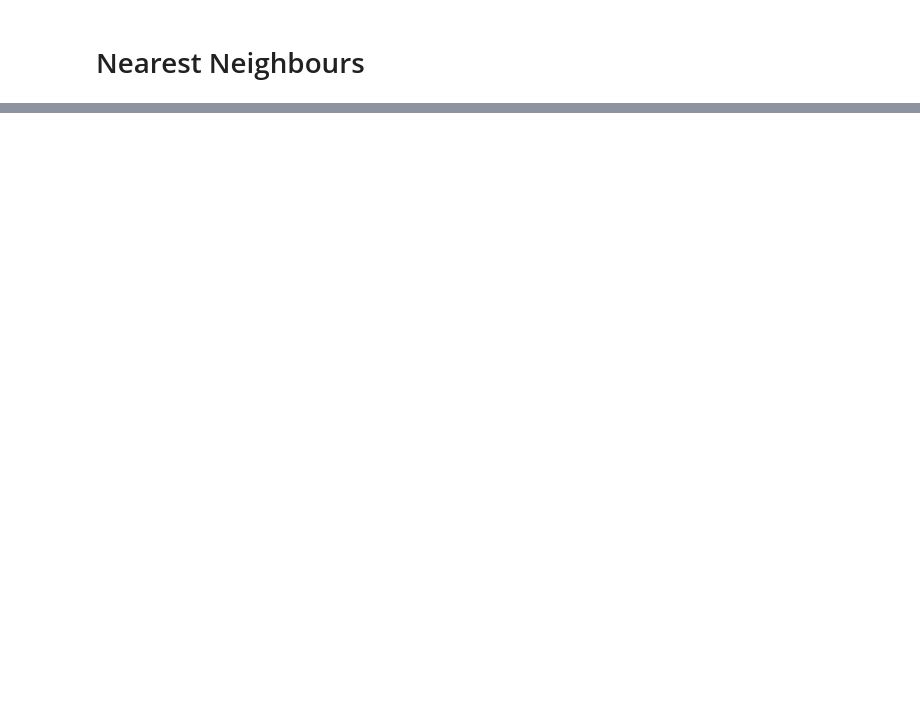
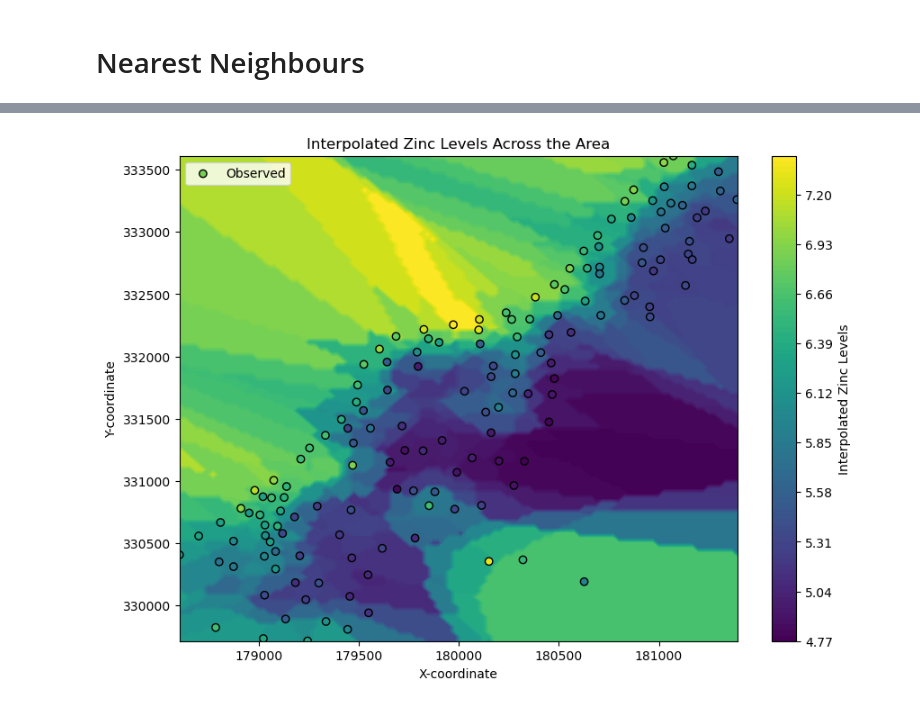
Before and after one commit to cheenngg/FYP-Spatial-Analytics, a Jupyter notebook: NN.ipynb, the cells around one changed output, grey strips where cells are left out. Cells and saved outputs as stored; diff of their text form; code cells hidden in the pictures; blank space fills up the shorter version.

```diff
--- a/NN.ipynb
+++ b/NN.ipynb
@@ -51,0 +44,51 @@ Interpolated value at [182080. 333718.]: 257
+# %%
+import numpy as np
+import pandas as pd
+import matplotlib.pyplot as plt
+from sklearn.neighbors import NearestNeighbors
+
+# Columns for observed and unobserved locations, and observed values
+observed_location_columns = ['x', 'y']
+observed_values_column = 'zinc'
+
+# Convert columns to numpy arrays
+observed_locations = meuse_df[observed_location_columns].values
+observed_values = meuse_df[observed_values_column].values
+
+# Number of nearest neighbors to consider
+n_neighbors = 3
+
+# Fit the nearest neighbors model
+nn_model = NearestNeighbors(n_neighbors=n_neighbors)
+nn_model.fit(observed_locations)
+
+# Create a dense grid of points over the entire area
+x_min, x_max = observed_locations[:, 0].min() - 1, observed_locations[:, 0].max() + 1
+y_min, y_max = observed_locations[:, 1].min() - 1, observed_locations[:, 1].max() + 1
+x_range = np.linspace(x_min, x_max, 100)
+y_range = np.linspace(y_min, y_max, 100)
+x_grid, y_grid = np.meshgrid(x_range, y_range)
+grid_points = np.c_[x_grid.ravel(), y_grid.ravel()]
+
+# Find nearest neighbors for the grid points
+distances, indices = nn_model.kneighbors(grid_points)
+
+# Interpolate values based on the nearest neighbors
+# Here, we simply take the mean of the neighbors' values as the interpolated value
+interpolated_values = np.mean(observed_values[indices], axis=1)
+
+# Reshape for visualization
+z_grid = interpolated_values.reshape(x_grid.shape)
+
+# Plotting for visualization
+plt.figure(figsize=(10, 7))
+plt.contourf(x_grid, y_grid, z_grid, cmap='viridis', levels=100)
+plt.colorbar(label='Interpolated Zinc Levels')
+plt.scatter(meuse_df['x'], meuse_df['y'], c=meuse_df['zinc'], cmap='viridis', edgecolor='k', label='Observed')
+plt.xlabel('X-coordinate')
+plt.ylabel('Y-coordinate')
+plt.legend()
+plt.title('Interpolated Zinc Levels Across the Area')
+plt.show()
+# %% [output]
+[figure, added]
```
Also changed, not shown: parts of 4 cells of this notebook, 2 other files.
